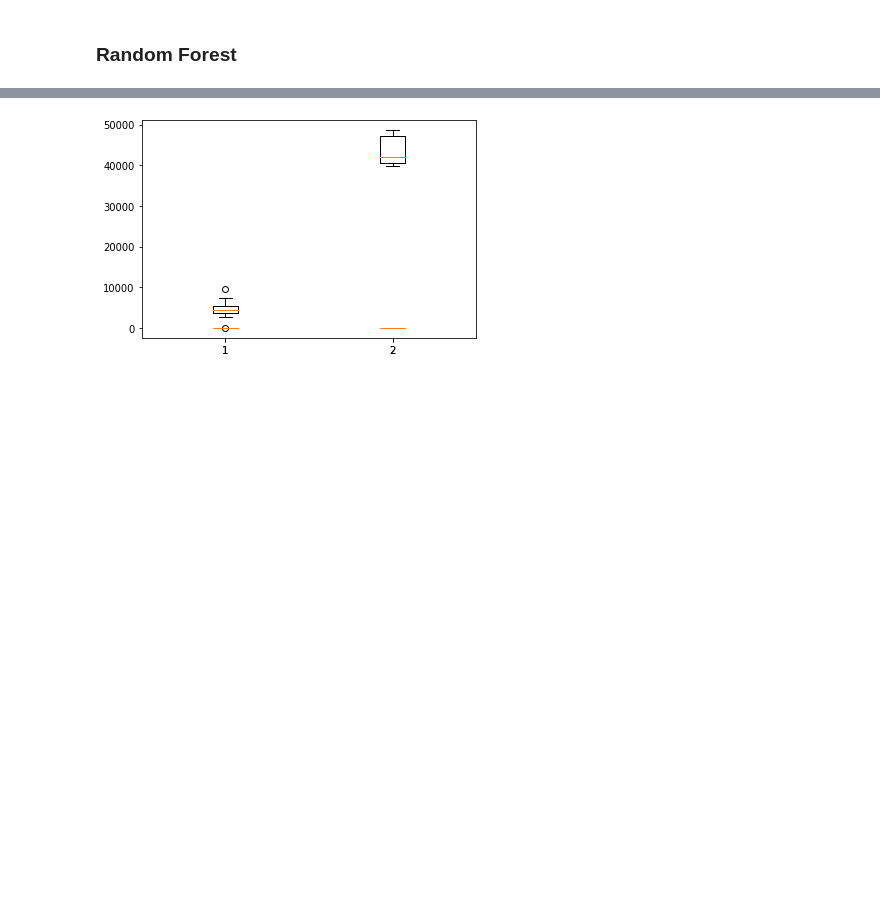
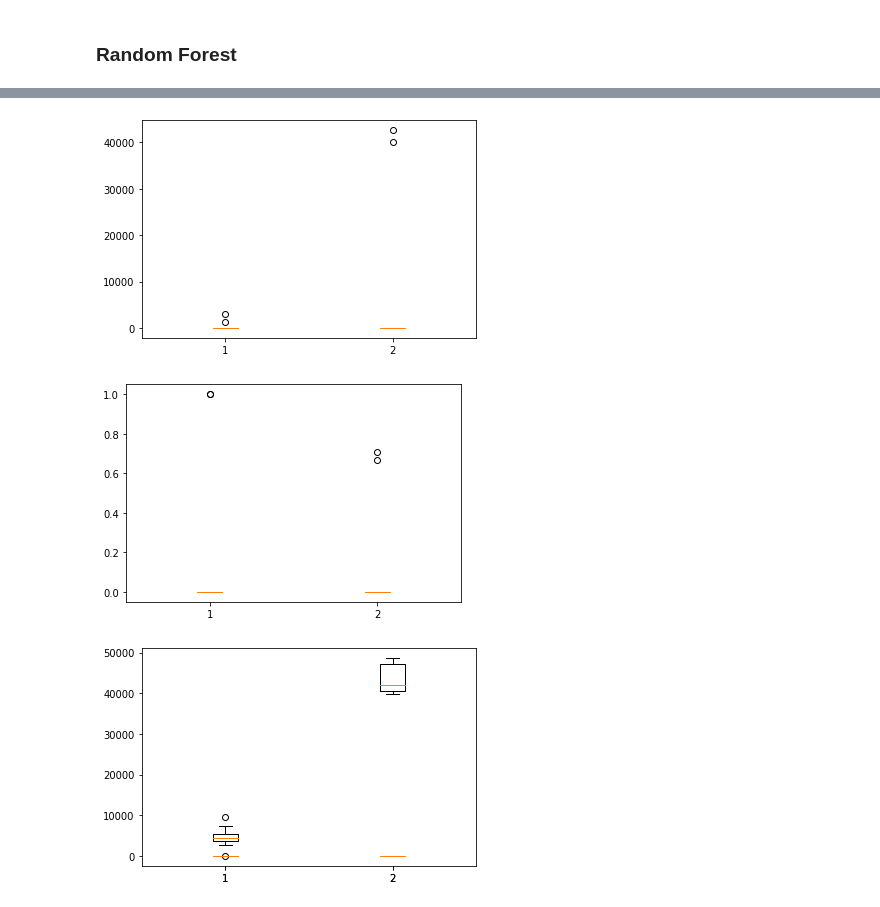
Before and after one commit to BenInTheBox/DataScienceInPractice, a Jupyter notebook: project/code.ipynb, the cells around one changed output, grey strips where cells are left out. Drawn from its saved outputs; the diff is of its cells as text; code cells hidden in the pictures; blank space fills up the shorter version.

```diff
--- a/project/code.ipynb
+++ b/project/code.ipynb
@@ -878,23 +907,26 @@ min_perf = np.min(mse_report, axis=1)
 # %%
-king_parameter = (100, 20)
+king_parameter = (100, 50)
 mse_report = np.zeros((2, 10))
 r2score_report = np.zeros((2, 10))
 for i in range(10):
 
-        reg = RandomForestClassifier(n_estimators=king_parameter[0], max_depth=king_parameter[1], max_features = 50)
+        reg = RandomForestClassifier(n_estimators=king_parameter[0], max_depth=king_parameter[1], max_features = 60)
         reg.fit(train_input, y_train)
         y_pred = reg.predict(test_input)
         y_pred_train = reg.predict(train_input)
 
         mse_report[0, i] = sqrt(mean_squared_error(y_train, y_pred_train))
         r2score_report[0, i] = r2_score(y_train, y_pred_train)
         mse_report[1, i] = sqrt(mean_squared_error(y_test, y_pred))
         r2score_report[1, i] = r2_score(y_test, y_pred)
 
 #print("MSE train: ", sqrt(mean_squared_error(y_train, y_pred_train)))
 #print("r2 score train: ", r2_score(y_train, y_pred_train))
 #print("MSE test: ", sqrt(mean_squared_error(y_test, y_pred)))
 #print("r2 score test: ", r2_score(y_test, y_pred))
+# %% [output]
+[figure, added]
+[figure, added]
 # %%
 plt.boxplot(mse_report.T)
 mu_perf = np.mean(mse_report, axis=1)
```
Also changed, not shown: parts of 12 cells of this notebook.
